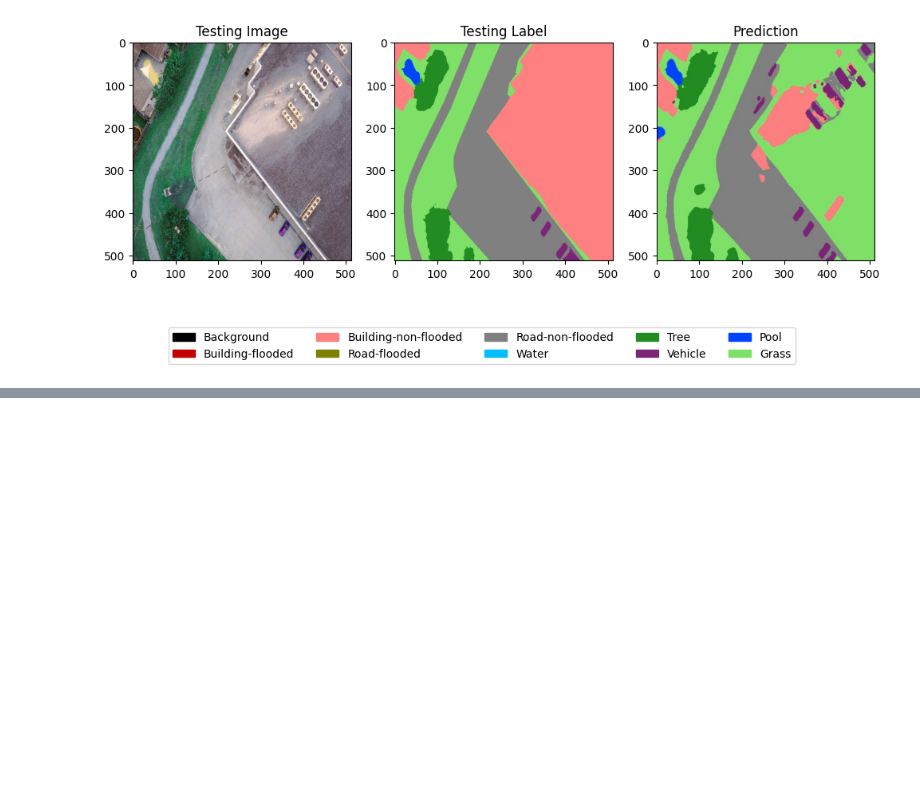
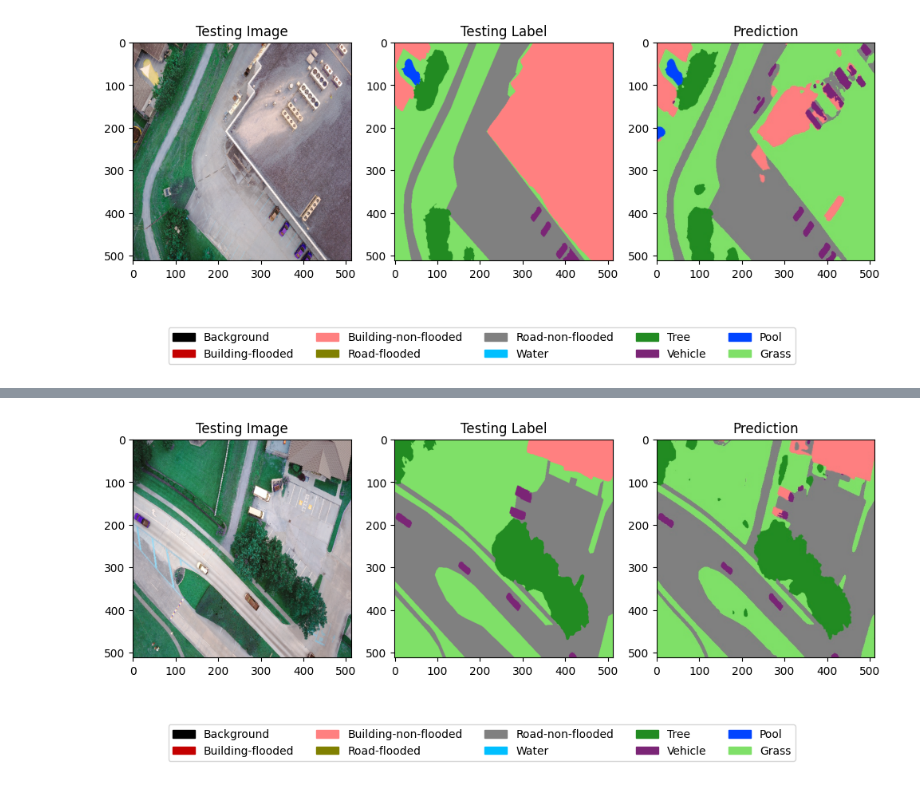
Before and after one commit to AbdulManaf12/Post-Flood-Disaster-Management, a Jupyter notebook: Segmentation/Segmentation-2/Mask2Former/display_images.ipynb, the cells around one changed output, grey strips where cells are left out. Drawn from its saved outputs; the diff is of its cells as text; code cells hidden in the pictures; blank space fills up the shorter version.

```diff
--- a/Segmentation/Segmentation-2/Mask2Former/display_images.ipynb
+++ b/Segmentation/Segmentation-2/Mask2Former/display_images.ipynb
@@ -102,0 +107,4 @@ load_image_and_display('9042')
+# %%
+load_image_and_display('9035')
+# %% [output]
+[figure, added]
```
Also changed, not shown: parts of 1 cell of this notebook.
